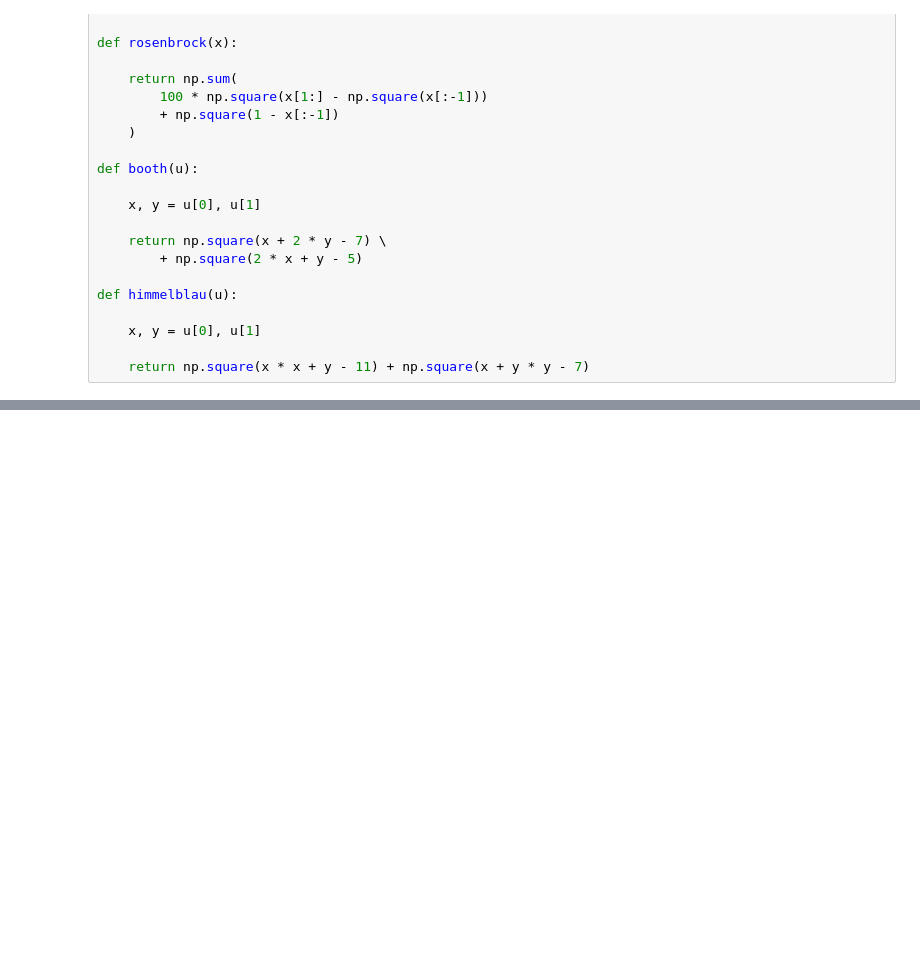
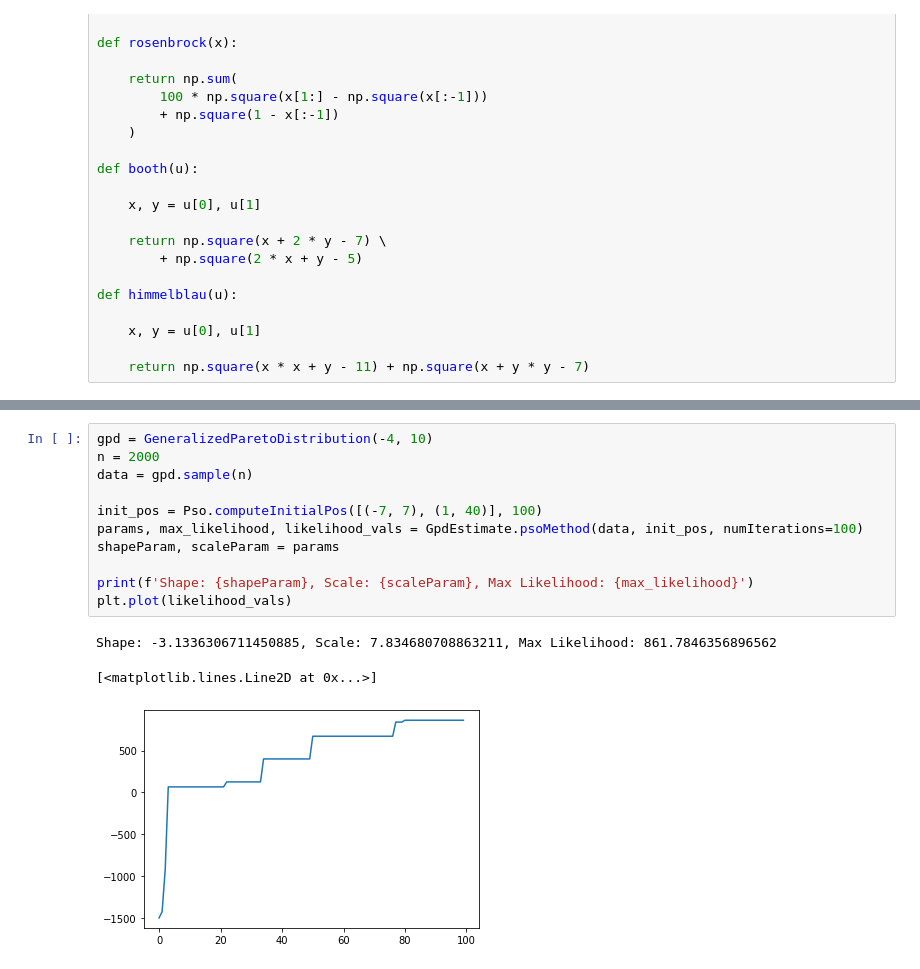
Before and after one commit to tymefighter/Forecast, a Jupyter notebook: notebooks/optimization.ipynb, the cells around one changed output, grey strips where cells are left out. Drawn from its saved outputs; the diff is of its cells as text; blank space fills up the shorter version.

```diff
--- a/notebooks/optimization.ipynb
+++ b/notebooks/optimization.ipynb
@@ -182,0 +200,15 @@ Cost: 0.0
+# %%
+gpd = GeneralizedParetoDistribution(-4, 10)
+n = 2000
+data = gpd.sample(n)
+
+init_pos = Pso.computeInitialPos([(-7, 7), (1, 40)], 100)
+params, max_likelihood, likelihood_vals = GpdEstimate.psoMethod(data, init_pos, numIterations=100)
+shapeParam, scaleParam = params
+
+print(f'Shape: {shapeParam}, Scale: {scaleParam}, Max Likelihood: {max_likelihood}')
+plt.plot(likelihood_vals)
+# %% [output]
+Shape: -3.1336306711450885, Scale: 7.834680708863211, Max Likelihood: 861.7846356896562
+[<matplotlib.lines.Line2D at 0x...>]
+[figure, added]
```
Also changed, not shown: parts of 11 cells of this notebook, 2 other files.
